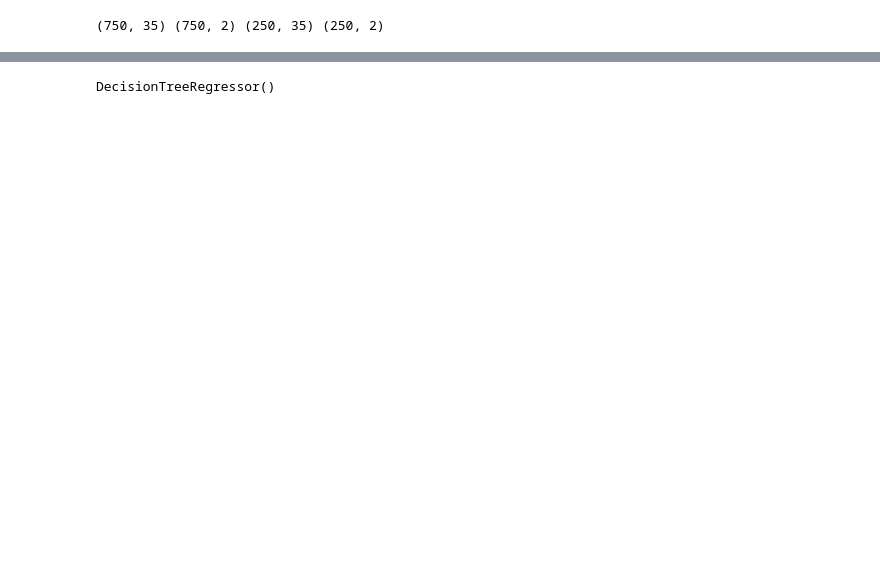
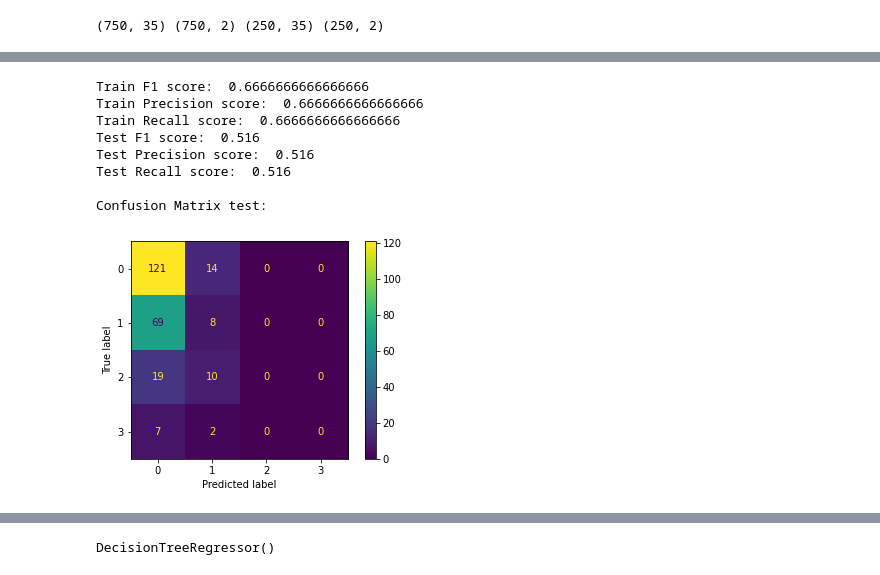
Before and after one commit to bbooss97/machine-learning, a Jupyter notebook: hw1/notebook.ipynb, the cells around one changed output, grey strips where cells are left out. Saved outputs shown, nothing was run; the diff lists cells and outputs as text; code cells hidden in the pictures; blank space fills up the shorter version.

```diff
--- a/hw1/notebook.ipynb
+++ b/hw1/notebook.ipynb
@@ -72,0 +101,14 @@ Confusion Matrix test:
+# %%
+from sklearn import svm
+model=svm.SVC()
+classificationResults(x_train,x_test,y_train,y_test,model)
+# %% [output]
+Train F1 score:  0.6666666666666666
+Train Precision score:  0.6666666666666666
+Train Recall score:  0.6666666666666666
+Test F1 score:  0.516
+Test Precision score:  0.516
+Test Recall score:  0.516
+
+Confusion Matrix test:
+[figure, added]
```
Also changed, not shown: parts of 8 cells of this notebook.
